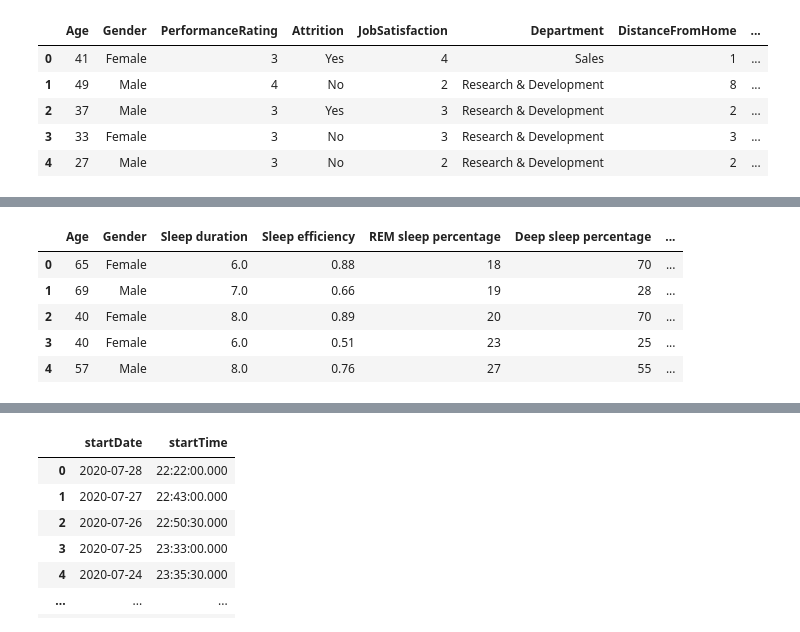
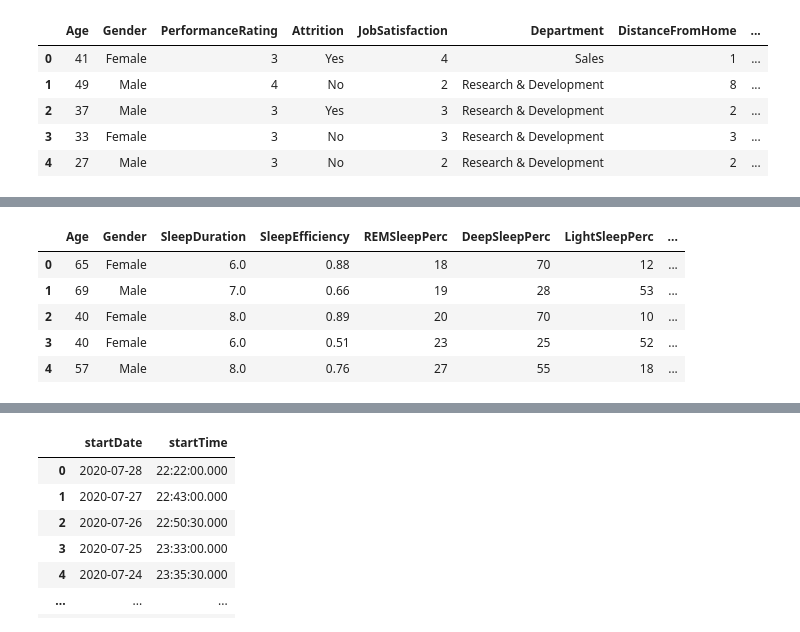
Before and after one commit to jbarkle/Exploratory-Analysis-of-Sleep-Data, a Jupyter notebook: performance_jb.ipynb, the cells around one changed output, grey strips where cells are left out. Saved outputs shown, nothing was run; the diff lists cells and outputs as text; code cells hidden in the pictures.

```diff
--- a/performance_jb.ipynb
+++ b/performance_jb.ipynb
@@ -284,3 +256,8 @@ employee_attrition.head()
 | 2 | 37 | Male | 3 | Yes | 3 | Research & Development | 2 | ... |
 | 3 | 33 | Female | 3 | No | 3 | Research & Development | 3 | ... |
 | 4 | 27 | Male | 3 | No | 2 | Research & Development | 2 | ... |
+# %%
+# find number 0-6 for weekday/weekend (0 = Monday, 6 = Sunday)
+ss = pd.to_datetime(sleep_efficiency_new["StartDate"])
+sed = ss.dt.dayofweek
+sed
@@ -286,0 +277,12 @@ employee_attrition.head()
+# %%
+# empty list for StartDate
+se_wd_we_list = []
+# interate through xd variable to label if Weekday or Weekend
+for i in (sed):
+    if i < 5:
+        se_wd_we_list.append("Date is Weekday")
+    else:  # 5 Sat, 6 Sun
+        se_wd_we_list.append("Date is Weekend")
+# %%
+seewd = pd.DataFrame(se_wd_we_list, columns=["Weekday/Weekend"])
+seewd
@@ -286,0 +303,9 @@ employee_attrition.head()
+# %%
+# create new dataframe with new split columns
+sleep_efficiency_new_2 = pd.DataFrame().assign(Age=sleep_efficiency['Age'], Gender=sleep_efficiency['Gender'],\
+                                        SleepDuration=sleep_efficiency['Sleep duration'], SleepEfficiency=sleep_efficiency["Sleep efficiency"],REMSleepPerc=sleep_efficiency['REM sleep percentage'],\
+                                        DeepSleepPerc=sleep_efficiency['Deep sleep percentage'],LightSleepPerc=sleep_efficiency['Light sleep percentage'],\
+                                        Awakenings=sleep_efficiency['Awakenings'], StartDate=se_split['startDate'],StartTime=se_split['startTime'],\
+                                        EndDate=wt_split['endDate'],EndTime=wt_split['endTime'], WeekdayWeekend=seewd['Weekday/Weekend']
+                                        )
+sleep_efficiency_new_2.head()
@@ -287,17 +319,17 @@ employee_attrition.head()
 # %%
 # sleep_efficiency bins
 bins = [0,25,35,45,55,65,100]
 labels = ['15 to 24 years', '25 to 34 years', '35 to 44 years',\
           '45 to 54 years', '55 to 64 years', '65 years and over']
-sleep_efficiency["Age Group"] = pd.cut(sleep_efficiency["Age"], bins, labels=labels, include_lowest=True)
-sleep_efficiency.head()
+sleep_efficiency_new_2["Age Group"] = pd.cut(sleep_efficiency_new_2["Age"], bins, labels=labels, include_lowest=True)
+sleep_efficiency_new_2.head()
 # %% [output]
-|  | Age | Gender | Sleep duration | Sleep efficiency | REM sleep percentage | Deep sleep percentage | ... |
-| 0 | 65 | Female | 6.0 | 0.88 | 18 | 70 | ... |
-| 1 | 69 | Male | 7.0 | 0.66 | 19 | 28 | ... |
-| 2 | 40 | Female | 8.0 | 0.89 | 20 | 70 | ... |
-| 3 | 40 | Female | 6.0 | 0.51 | 23 | 25 | ... |
-| 4 | 57 | Male | 8.0 | 0.76 | 27 | 55 | ... |
+|  | Age | Gender | SleepDuration | SleepEfficiency | REMSleepPerc | DeepSleepPerc | LightSleepPerc | ... |
+| 0 | 65 | Female | 6.0 | 0.88 | 18 | 70 | 12 | ... |
+| 1 | 69 | Male | 7.0 | 0.66 | 19 | 28 | 53 | ... |
+| 2 | 40 | Female | 8.0 | 0.89 | 20 | 70 | 10 | ... |
+| 3 | 40 | Female | 6.0 | 0.51 | 23 | 25 | 52 | ... |
+| 4 | 57 | Male | 8.0 | 0.76 | 27 | 55 | 18 | ... |
 # %%
 # look at values
 female_sleep.head()
```
Also changed, not shown: parts of 39 cells of this notebook.
